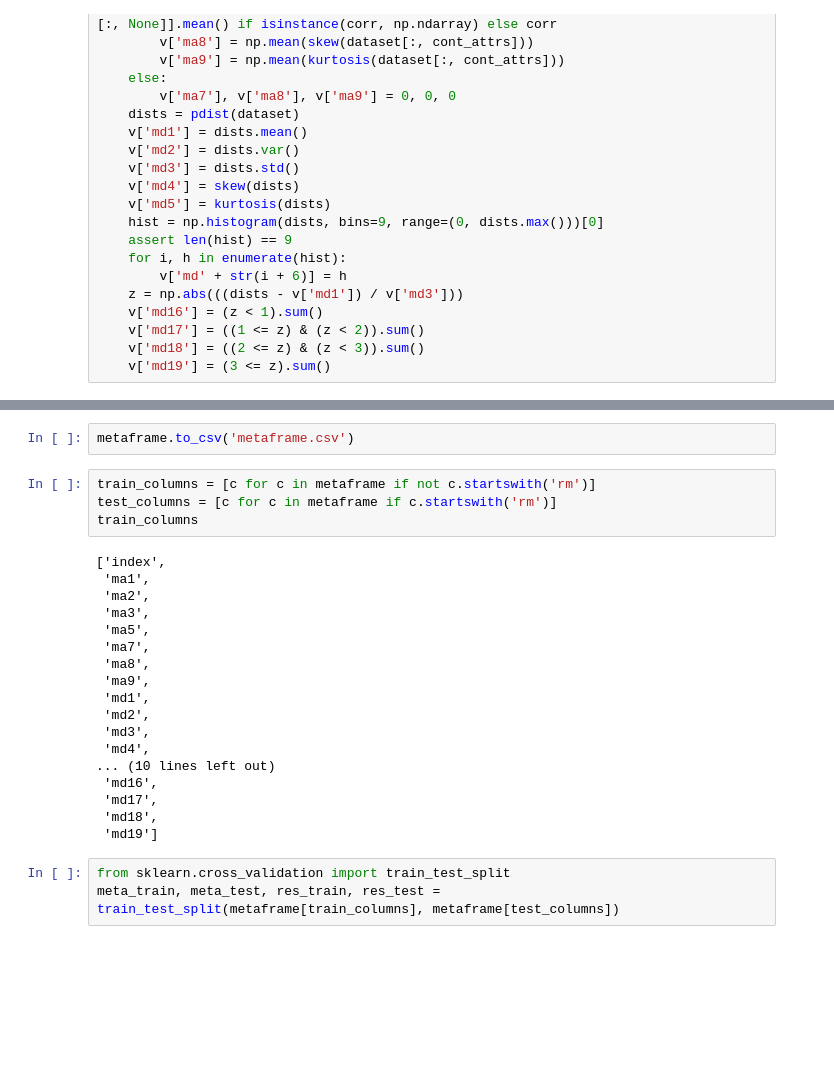
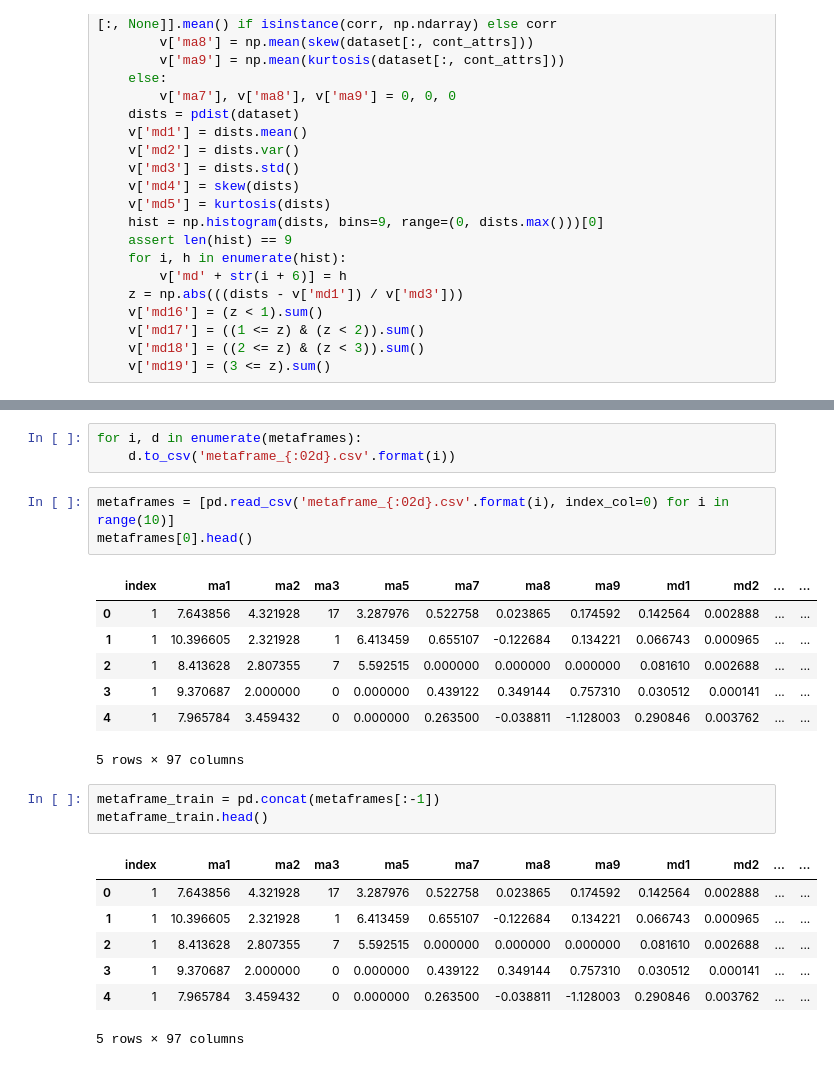
Before and after one commit to dimatomp/EvolutionaryClustering, a Jupyter notebook: MutationMining.ipynb, the cells around one changed output, grey strips where cells are left out. Drawn from its saved outputs; the diff is of its cells as text; blank space fills up the shorter version.

```diff
--- a/MutationMining.ipynb
+++ b/MutationMining.ipynb
@@ -208,29 +320,27 @@ metaframe
-# %%
-metaframe.to_csv('metaframe.csv')
-# %%
-train_columns = [c for c in metaframe if not c.startswith('rm')]
-test_columns = [c for c in metaframe if c.startswith('rm')]
-train_columns
-# %% [output]
-['index',
- 'ma1',
- 'ma2',
- 'ma3',
- 'ma5',
- 'ma7',
- 'ma8',
- 'ma9',
- 'md1',
- 'md2',
- 'md3',
- 'md4',
-... (10 lines left out)
- 'md16',
- 'md17',
- 'md18',
- 'md19']
-# %%
-from sklearn.cross_validation import train_test_split
-meta_train, meta_test, res_train, res_test = train_test_split(metaframe[train_columns], metaframe[test_columns])
+# %%
+for i, d in enumerate(metaframes):
+    d.to_csv('metaframe_{:02d}.csv'.format(i))
+# %%
+metaframes = [pd.read_csv('metaframe_{:02d}.csv'.format(i), index_col=0) for i in range(10)]
+metaframes[0].head()
+# %% [output]
+|  | index | ma1 | ma2 | ma3 | ma5 | ma7 | ma8 | ma9 | md1 | md2 | ... | ... |
+| 0 | 1 | 7.643856 | 4.321928 | 17 | 3.287976 | 0.522758 | 0.023865 | 0.174592 | 0.142564 | 0.002888 | ... | ... |
+| 1 | 1 | 10.396605 | 2.321928 | 1 | 6.413459 | 0.655107 | -0.122684 | 0.134221 | 0.066743 | 0.000965 | ... | ... |
+| 2 | 1 | 8.413628 | 2.807355 | 7 | 5.592515 | 0.000000 | 0.000000 | 0.000000 | 0.081610 | 0.002688 | ... | ... |
+| 3 | 1 | 9.370687 | 2.000000 | 0 | 0.000000 | 0.439122 | 0.349144 | 0.757310 | 0.030512 | 0.000141 | ... | ... |
+| 4 | 1 | 7.965784 | 3.459432 | 0 | 0.000000 | 0.263500 | -0.038811 | -1.128003 | 0.290846 | 0.003762 | ... | ... |
+5 rows × 97 columns
+# %%
+metaframe_train = pd.concat(metaframes[:-1])
+metaframe_train.head()
+# %% [output]
+|  | index | ma1 | ma2 | ma3 | ma5 | ma7 | ma8 | ma9 | md1 | md2 | ... | ... |
+| 0 | 1 | 7.643856 | 4.321928 | 17 | 3.287976 | 0.522758 | 0.023865 | 0.174592 | 0.142564 | 0.002888 | ... | ... |
+| 1 | 1 | 10.396605 | 2.321928 | 1 | 6.413459 | 0.655107 | -0.122684 | 0.134221 | 0.066743 | 0.000965 | ... | ... |
+| 2 | 1 | 8.413628 | 2.807355 | 7 | 5.592515 | 0.000000 | 0.000000 | 0.000000 | 0.081610 | 0.002688 | ... | ... |
+| 3 | 1 | 9.370687 | 2.000000 | 0 | 0.000000 | 0.439122 | 0.349144 | 0.757310 | 0.030512 | 0.000141 | ... | ... |
+| 4 | 1 | 7.965784 | 3.459432 | 0 | 0.000000 | 0.263500 | -0.038811 | -1.128003 | 0.290846 | 0.003762 | ... | ... |
+5 rows × 97 columns
 # %%
 cls = AutoSklearnClassifier(n_jobs=4)
```
Also changed, not shown: parts of 18 cells of this notebook, 1 other file.
